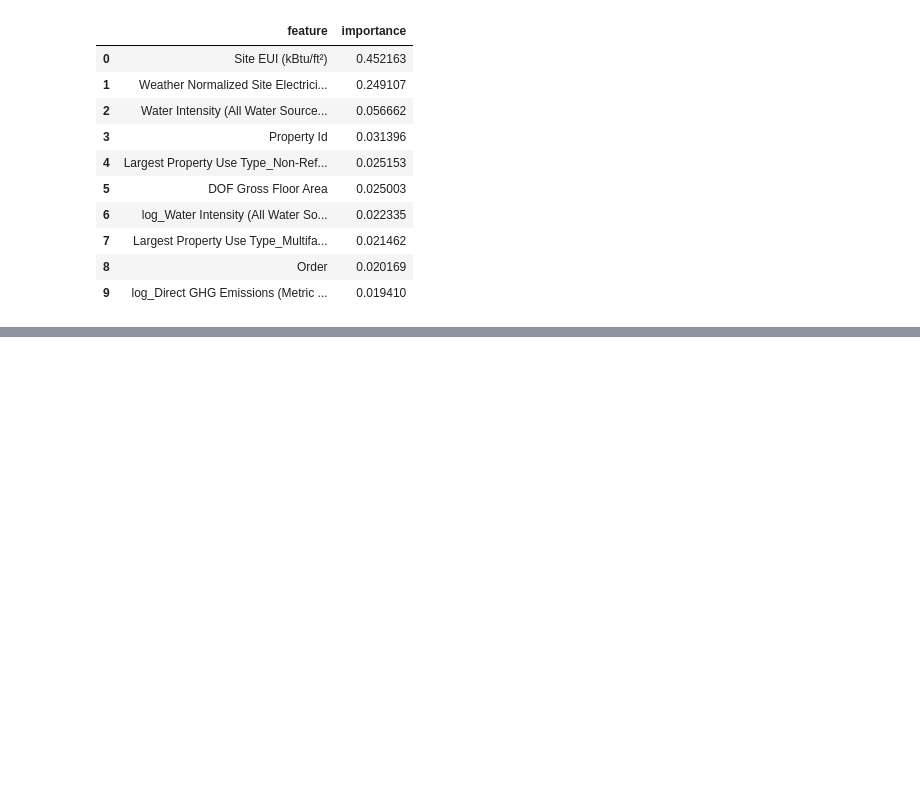
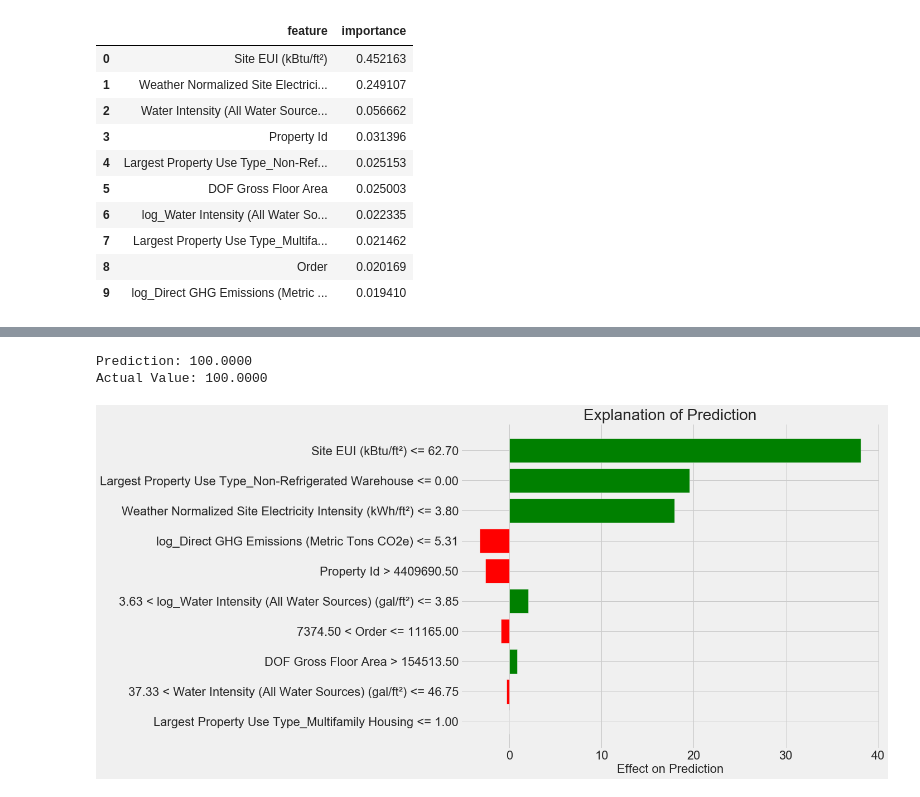
Before and after one commit to snehalsandy/machine-learning-, a Jupyter notebook: machine-learning-project-walkthrough-master/Untitled3.ipynb, the cells around one changed output, grey strips where cells are left out. Drawn from its saved outputs; the diff is of its cells as text; code cells hidden in the pictures; blank space fills up the shorter version.

```diff
--- a/machine-learning-project-walkthrough-master/Untitled3.ipynb
+++ b/machine-learning-project-walkthrough-master/Untitled3.ipynb
@@ -102,0 +191,14 @@ feature_results.head(10)
+# %%
+# Display the predicted and true value for the wrong instance
+print('Prediction: %0.4f' % model_reduced.predict(right.reshape(1, -1)))
+print('Actual Value: %0.4f' % y_test[np.argmin(residuals)])
+
+# Explanation for wrong prediction
+right_exp = explainer.explain_instance(right, model_reduced.predict, num_features=10)
+right_exp.as_pyplot_figure();
+plt.title('Explanation of Prediction', size = 28);
+plt.xlabel('Effect on Prediction', size = 22);
+# %% [output]
+Prediction: 100.0000
+Actual Value: 100.0000
+[figure, added]
```
Also changed, not shown: parts of 8 cells of this notebook.
